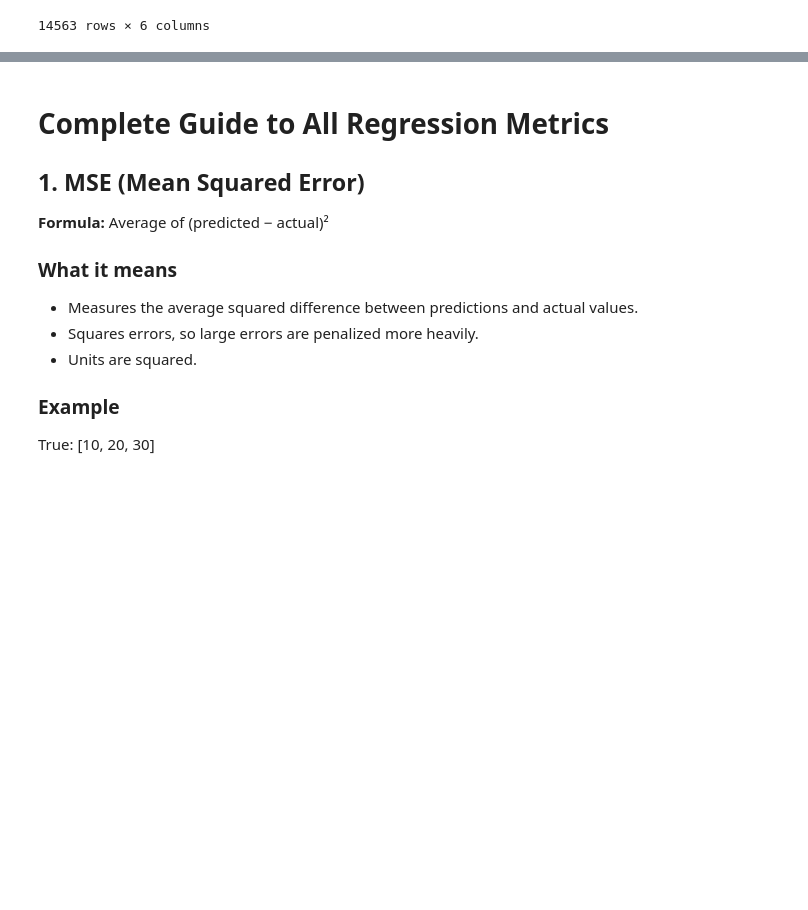
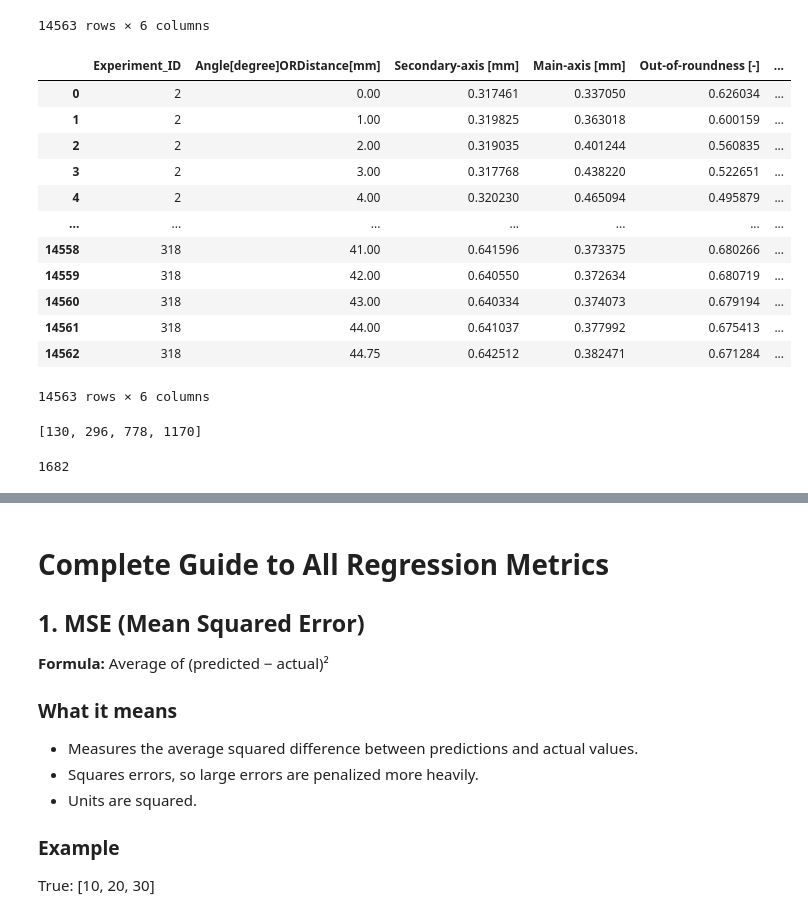
Before and after one commit to arman-niaruhi/temporal-windows-analysis-rotary-tube-bending, a Jupyter notebook: src/pipeline/ml/context_extractor/lstm_attetnion.ipynb, the cells around one changed output, grey strips where cells are left out. Cells and saved outputs as stored; diff of their text form; code cells hidden in the pictures; blank space fills up the shorter version.

```diff
--- a/src/pipeline/ml/context-extractor/lstm_attetnion.ipynb
+++ b/src/pipeline/ml/context_extractor/lstm_attetnion.ipynb
@@ -195,10 +193,26 @@ df_resampled_declamping = (
     .reset_index(drop=True)
 )
 # %%
-from utils.lstm_utils.lstm_preprocessing_utils import WindowAlgPreprocessor
+from utils.lstm_utils.lstm_preprocessing_utils import LSTMPreprocessor
 
-lstm_preprocessor = WindowAlgPreprocessor(sensors_path="../../../../data/ml/features_machine_and_movement_complete.csv", target_path="../../../../data/ml/targets_movement_complete.csv")
+lstm_preprocessor = LSTMPreprocessor(sensors_path="../../../../data/ml/features_machine_and_movement_complete.csv", target_path="../../../../data/ml/targets_movement_complete.csv")
 sensors_df, target_df = lstm_preprocessor.read_data()
+# %%
+target_df
+# %% [output]
+|  | Experiment_ID | Angle[degree]ORDistance[mm] | Secondary-axis [mm] | Main-axis [mm] | Out-of-roundness [-] | ... |
+| 0 | 2 | 0.00 | 0.317461 | 0.337050 | 0.626034 | ... |
+| 1 | 2 | 1.00 | 0.319825 | 0.363018 | 0.600159 | ... |
+| 2 | 2 | 2.00 | 0.319035 | 0.401244 | 0.560835 | ... |
+| 3 | 2 | 3.00 | 0.317768 | 0.438220 | 0.522651 | ... |
+| 4 | 2 | 4.00 | 0.320230 | 0.465094 | 0.495879 | ... |
+| ... | ... | ... | ... | ... | ... | ... |
+| 14558 | 318 | 41.00 | 0.641596 | 0.373375 | 0.680266 | ... |
+| 14559 | 318 | 42.00 | 0.640550 | 0.372634 | 0.680719 | ... |
+| 14560 | 318 | 43.00 | 0.640334 | 0.374073 | 0.679194 | ... |
+| 14561 | 318 | 44.00 | 0.641037 | 0.377992 | 0.675413 | ... |
+| 14562 | 318 | 44.75 | 0.642512 | 0.382471 | 0.671284 | ... |
+14563 rows × 6 columns
 # %%
 sensors_df = sensors_df.reset_index()
 sensor_data_100 = sensors_df[(sensors_df["Experiment_ID"]==100)]
@@ -214,5 +228,8 @@ idx_declamping_start = sensor_data_100.index.get_loc(sensor_data_100[sensor_data
 idx_declamping_end = sensor_data_100.index.get_loc(sensor_data_100[sensor_data_100["Time_[s]"] == time_stamp_declamping_end].index[0])
 
 annot_timesteps = [idx_clamping_start-20, idx_bending_start-50, idx_declamping_start, idx_declamping_end-50]
+print(annot_timesteps)
+# %% [output]
+[130, 296, 778, 1170]
 # %%
 N = len(sensor_data_100)
@@ -220,4 +237,8 @@ n_samples_total = 200
 annot_timesteps = [int(idx / N * n_samples_total) for idx in annot_timesteps]
+# %%
+N
+# %% [output]
+1682
 # %%
 sensors_df_aoi = sensors_df[(sensors_df.index > 27) & (sensors_df.index < 65)]
 
```
Also changed, not shown: parts of 8 cells of this notebook, 13 other files.
